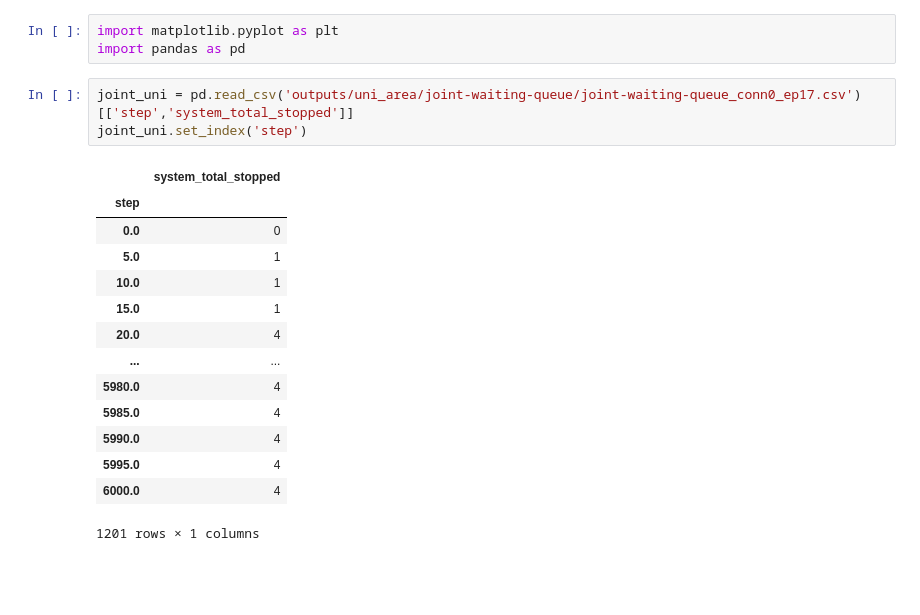
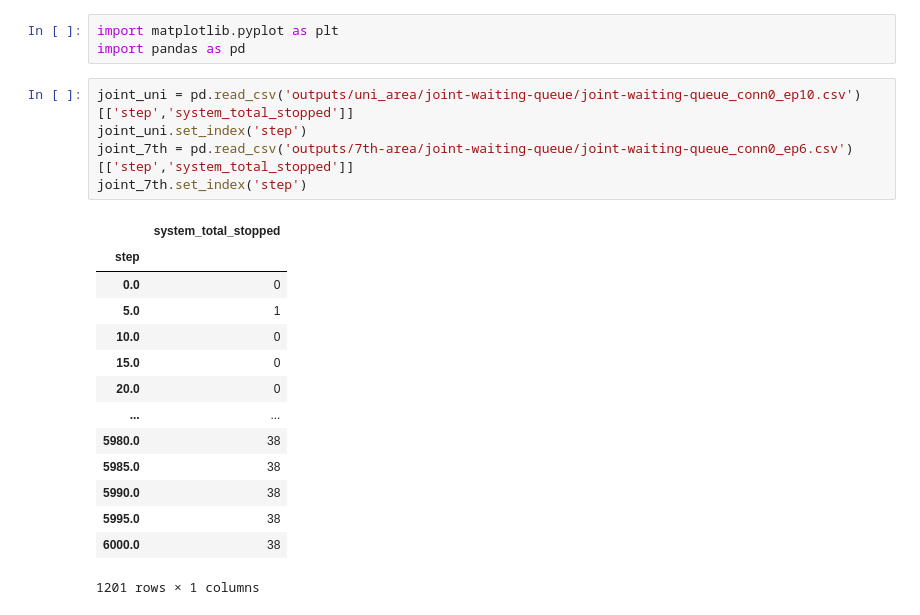
Before and after one commit to abdullah-shwaiky/amman-atsc-gp, a Jupyter notebook: dev.ipynb, the cells around one changed output. Saved outputs shown, nothing was run; the diff lists cells and outputs as text; blank space fills up the shorter version.

Commit message:
First 7th-area results

```diff
--- a/dev.ipynb
+++ b/dev.ipynb
@@ -2,20 +2,22 @@
 import matplotlib.pyplot as plt
 import pandas as pd
 # %%
-joint_uni = pd.read_csv('outputs/uni_area/joint-waiting-queue/joint-waiting-queue_conn0_ep17.csv')[['step','system_total_stopped']]
+joint_uni = pd.read_csv('outputs/uni_area/joint-waiting-queue/joint-waiting-queue_conn0_ep10.csv')[['step','system_total_stopped']]
 joint_uni.set_index('step')
+joint_7th = pd.read_csv('outputs/7th-area/joint-waiting-queue/joint-waiting-queue_conn0_ep6.csv')[['step','system_total_stopped']]
+joint_7th.set_index('step')
 # %% [output]
 |  | system_total_stopped |
 | step |  |
 | 0.0 | 0 |
 | 5.0 | 1 |
-| 10.0 | 1 |
-| 15.0 | 1 |
-| 20.0 | 4 |
+| 10.0 | 0 |
+| 15.0 | 0 |
+| 20.0 | 0 |
 | ... | ... |
-| 5980.0 | 4 |
-| 5985.0 | 4 |
-| 5990.0 | 4 |
-| 5995.0 | 4 |
-| 6000.0 | 4 |
+| 5980.0 | 38 |
+| 5985.0 | 38 |
+| 5990.0 | 38 |
+| 5995.0 | 38 |
+| 6000.0 | 38 |
 1201 rows × 1 columns
```
Also changed, not shown: parts of 8 cells of this notebook, 40 other files.
